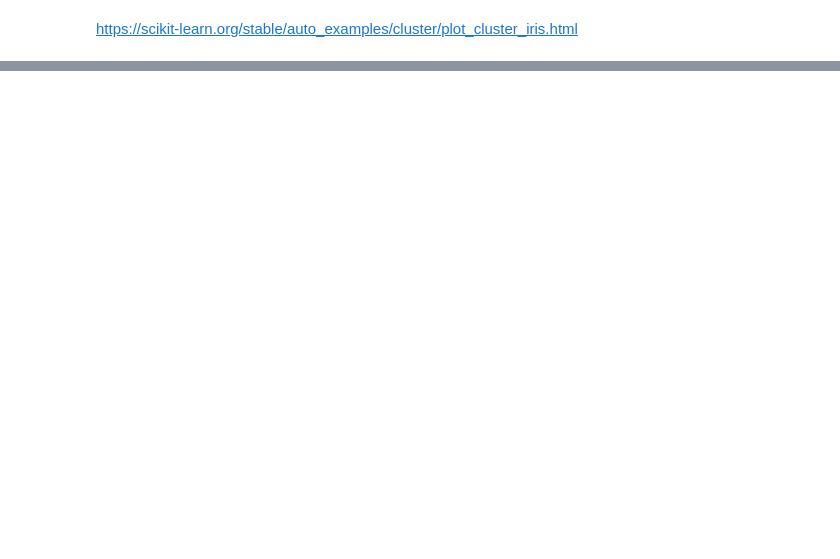
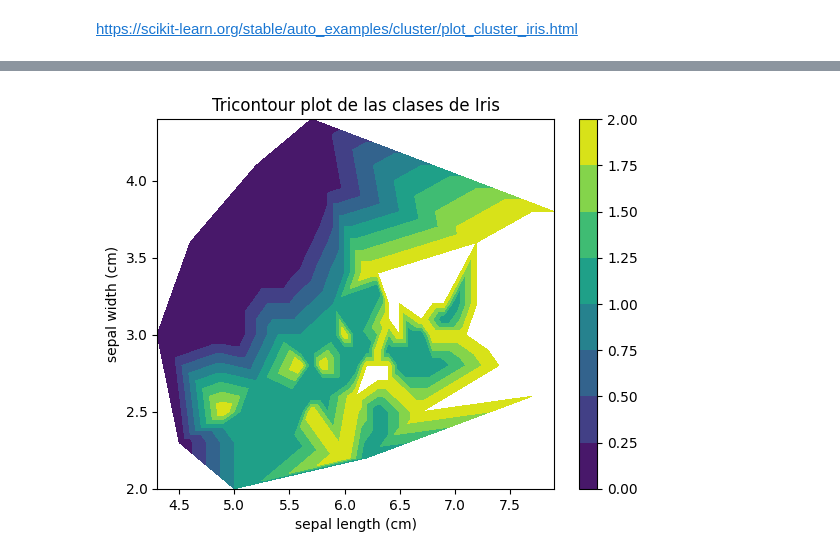
Before and after one commit to SEROHE/basico_python, a Jupyter notebook: jupyter/jupyter_1/ejemplos_scikit/5_clustering_kmeans.ipynb, the cells around one changed output, grey strips where cells are left out. Drawn from its saved outputs; the diff is of its cells as text; code cells hidden in the pictures; blank space fills up the shorter version.

```diff
--- a/jupyter/jupyter_1/ejemplos_scikit/5_clustering_kmeans.ipynb
+++ b/jupyter/jupyter_1/ejemplos_scikit/5_clustering_kmeans.ipynb
@@ -73,0 +74,29 @@ plt.show()
+# %%
+import matplotlib.pyplot as plt
+import numpy as np
+from sklearn import datasets
+from matplotlib.tri import Triangulation
+from scipy.interpolate import griddata
+
+# Cargar el conjunto de datos Iris
+iris = datasets.load_iris()
+X = iris.data[:, :2]  # Tomar solo las dos primeras características
+
+# Crear la triangulación
+tri = Triangulation(X[:, 0], X[:, 1])
+
+# Crear la malla para el tricontour
+xi, yi = np.meshgrid(np.linspace(X[:, 0].min(), X[:, 0].max(), 100),
+                     np.linspace(X[:, 1].min(), X[:, 1].max(), 100))
+
+# Crear el tricontour
+zi = griddata((X[:, 0], X[:, 1]), iris.target, (xi, yi), method='linear')
+
+plt.tricontourf(tri, iris.target)
+plt.colorbar()
+plt.xlabel(iris.feature_names[0])
+plt.ylabel(iris.feature_names[1])
+plt.title('Tricontour plot de las clases de Iris')
+plt.show()
+# %% [output]
+[figure, added]
```
Also changed, not shown: parts of 3 cells of this notebook, 4 other files.
